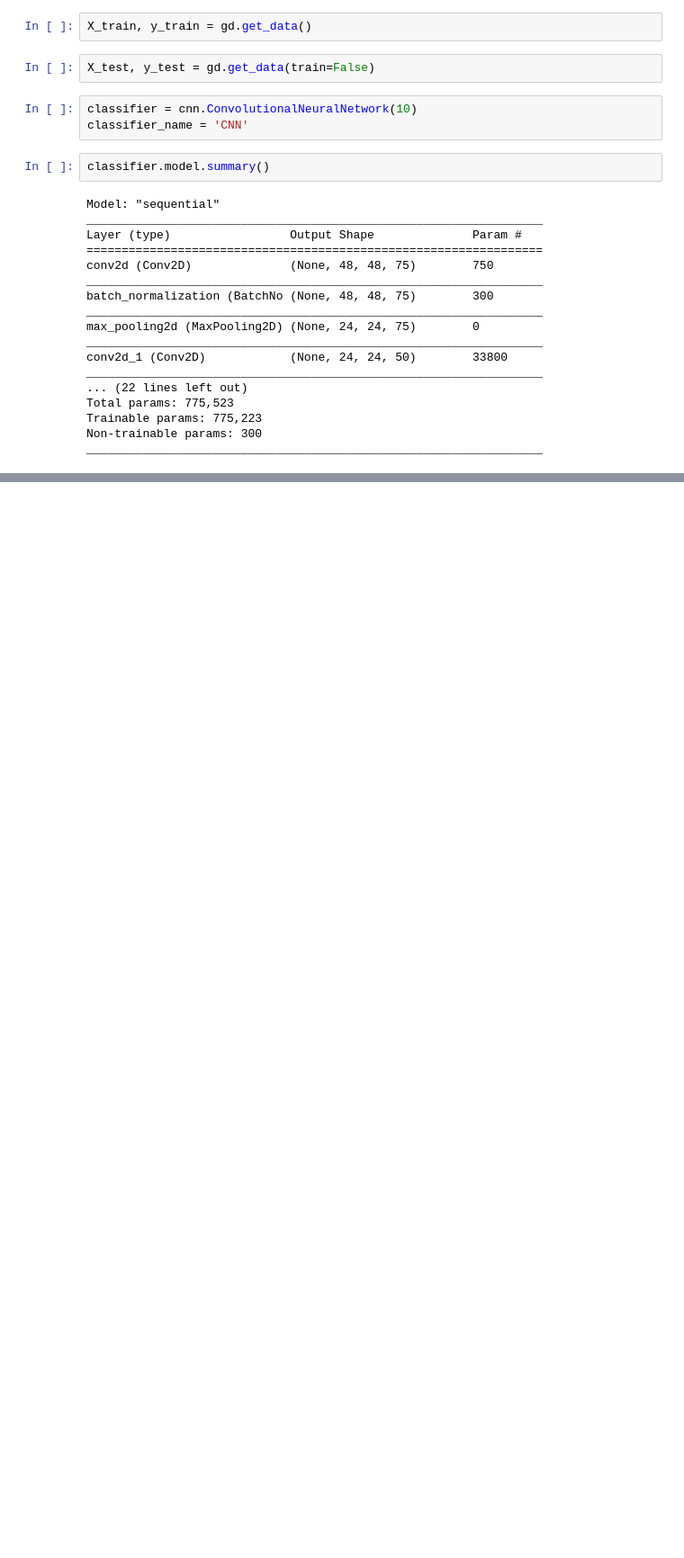
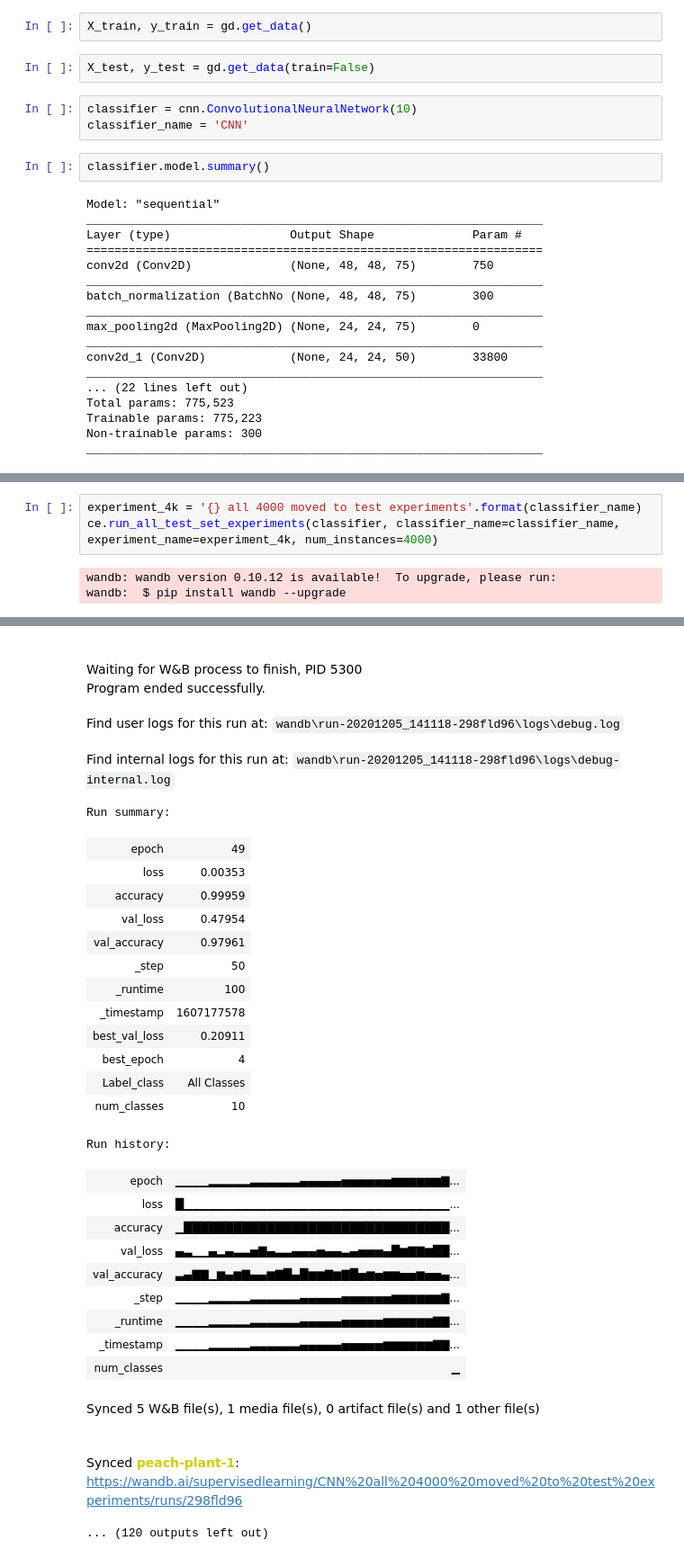
Before and after one commit to friedforfun/SupervisedLearningCW, a Jupyter notebook: Tasks/CNN.ipynb, the cells around one changed output, grey strips where cells are left out. Shown: that part at 90% size. Drawn from its saved outputs; the diff is of its cells as text; blank space fills up the shorter version.

```diff
--- a/Tasks/CNN.ipynb
+++ b/Tasks/CNN.ipynb
@@ -103,0 +166,6 @@ Synced sandy-galaxy-52: https://wandb.ai/supervisedlearning/CNN%20All%20kf%20exp
+# %%
+experiment_4k = '{} all 4000 moved to test experiments'.format(classifier_name)
+ce.run_all_test_set_experiments(classifier, classifier_name=classifier_name, experiment_name=experiment_4k, num_instances=4000)
+# %% [output]
+wandb: wandb version 0.10.12 is available!  To upgrade, please run:
+wandb:  $ pip install wandb --upgrade
@@ -103,0 +194,30 @@ Synced sandy-galaxy-52: https://wandb.ai/supervisedlearning/CNN%20All%20kf%20exp
+Waiting for W&B process to finish, PID 5300
+Program ended successfully.
+Find user logs for this run at: wandb\run-20201205_141118-298fld96\logs\debug.log
+Find internal logs for this run at: wandb\run-20201205_141118-298fld96\logs\debug-internal.log
+Run summary:
+| epoch | 49 |
+| loss | 0.00353 |
+| accuracy | 0.99959 |
+| val_loss | 0.47954 |
+| val_accuracy | 0.97961 |
+| _step | 50 |
+| _runtime | 100 |
+| _timestamp | 1607177578 |
+| best_val_loss | 0.20911 |
+| best_epoch | 4 |
+| Label_class | All Classes |
+| num_classes | 10 |
+Run history:
+| epoch | ▁▁▁▁▂▂▂▂▂▃▃▃▃▃▃▄▄▄▄▄▅▅▅▅▅▅▆▆▆▆▆▆▇... |
+| loss | █▁▁▁▁▁▁▁▁▁▁▁▁▁▁▁▁▁▁▁▁▁▁▁▁▁▁▁▁▁▁▁▁... |
+| accuracy | ▁████████████████████████████████... |
+| val_loss | ▄▃▁▁▄▂▄▃▃▅▇▄▃▃▄▄▄▅▄▄▃▄▅▅▅▄█▆▇▇▆██... |
+| val_accuracy | ▃▄▇▇▁▆▄▆▇▄▄▆▇█▄█▆▆▇▆▇█▅▆▅▆▆▅▅▆▅▅▄... |
+| _step | ▁▁▁▁▂▂▂▂▂▃▃▃▃▃▃▄▄▄▄▄▅▅▅▅▅▅▆▆▆▆▆▆▇... |
+| _runtime | ▁▁▁▁▂▂▂▂▂▃▃▃▃▃▃▄▄▄▄▄▅▅▅▅▅▆▆▆▆▆▆▇▇... |
+| _timestamp | ▁▁▁▁▂▂▂▂▂▃▃▃▃▃▃▄▄▄▄▄▅▅▅▅▅▆▆▆▆▆▆▇▇... |
+| num_classes | ▁ |
+Synced 5 W&B file(s), 1 media file(s), 0 artifact file(s) and 1 other file(s)
+Synced peach-plant-1: https://wandb.ai/supervisedlearning/CNN%20all%204000%20moved%20to%20test%20experiments/runs/298fld96
+... (120 outputs left out)
```
Also changed, not shown: parts of 6 cells of this notebook, 2 other files.
